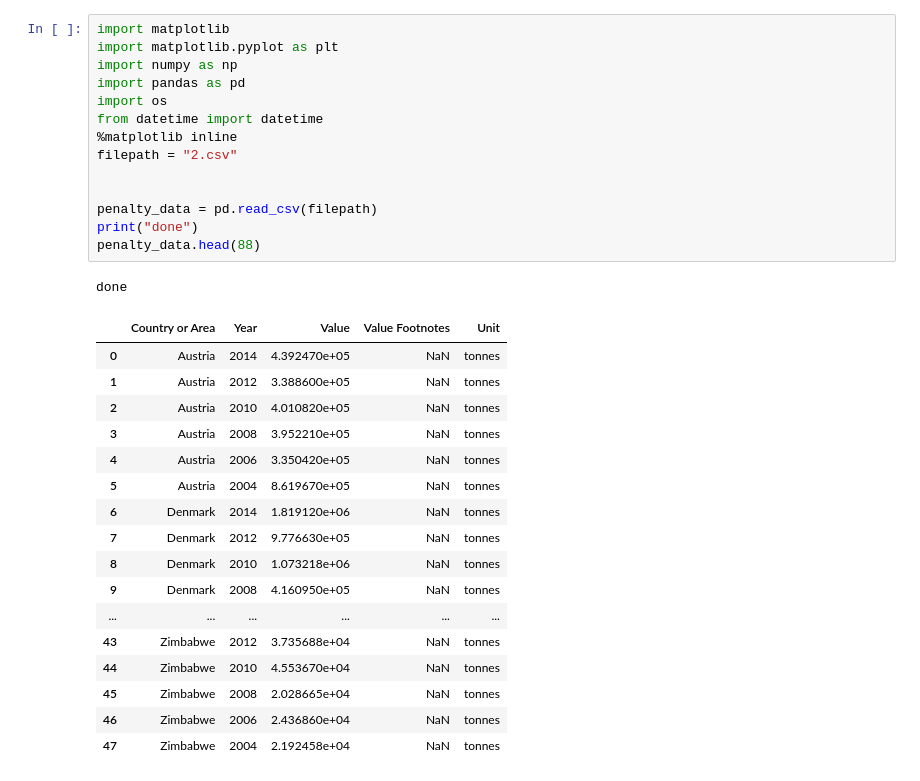
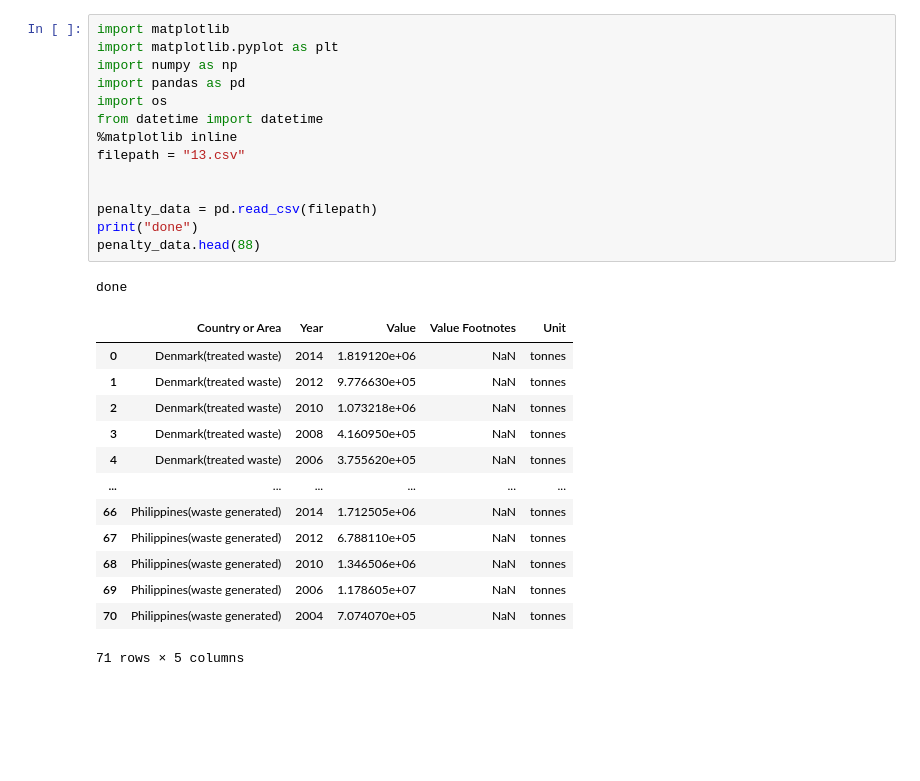
Before and after one commit to ZHONGHOIHUNG/data2, a Jupyter notebook: data_introduction/assessment presentation.ipynb, the cells around one changed output. Saved outputs shown, nothing was run; the diff lists cells and outputs as text; blank space fills up the shorter version.

```diff
--- a/data_introduction/assessment presentation.ipynb
+++ b/data_introduction/assessment presentation.ipynb
@@ -61,36 +147,32 @@ for country, df in penalty_data.set_index("year_dt").groupby("Country or Area"):
 # %%
 import matplotlib
 import matplotlib.pyplot as plt
 import numpy as np
 import pandas as pd
 import os
 from datetime import datetime
 %matplotlib inline
-filepath = "2.csv"
+filepath = "13.csv"
 
 
 penalty_data = pd.read_csv(filepath)
 print("done")
 penalty_data.head(88)
 # %% [output]
 done
 |  | Country or Area | Year | Value | Value Footnotes | Unit |
-| 0 | Austria | 2014 | 4.392470e+05 | NaN | tonnes |
-| 1 | Austria | 2012 | 3.388600e+05 | NaN | tonnes |
-| 2 | Austria | 2010 | 4.010820e+05 | NaN | tonnes |
-| 3 | Austria | 2008 | 3.952210e+05 | NaN | tonnes |
-| 4 | Austria | 2006 | 3.350420e+05 | NaN | tonnes |
-| 5 | Austria | 2004 | 8.619670e+05 | NaN | tonnes |
-| 6 | Denmark | 2014 | 1.819120e+06 | NaN | tonnes |
-| 7 | Denmark | 2012 | 9.776630e+05 | NaN | tonnes |
-| 8 | Denmark | 2010 | 1.073218e+06 | NaN | tonnes |
-| 9 | Denmark | 2008 | 4.160950e+05 | NaN | tonnes |
+| 0 | Denmark(treated waste) | 2014 | 1.819120e+06 | NaN | tonnes |
+| 1 | Denmark(treated waste) | 2012 | 9.776630e+05 | NaN | tonnes |
+| 2 | Denmark(treated waste) | 2010 | 1.073218e+06 | NaN | tonnes |
+| 3 | Denmark(treated waste) | 2008 | 4.160950e+05 | NaN | tonnes |
+| 4 | Denmark(treated waste) | 2006 | 3.755620e+05 | NaN | tonnes |
 | ... | ... | ... | ... | ... | ... |
-| 43 | Zimbabwe | 2012 | 3.735688e+04 | NaN | tonnes |
-| 44 | Zimbabwe | 2010 | 4.553670e+04 | NaN | tonnes |
-| 45 | Zimbabwe | 2008 | 2.028665e+04 | NaN | tonnes |
-| 46 | Zimbabwe | 2006 | 2.436860e+04 | NaN | tonnes |
-| 47 | Zimbabwe | 2004 | 2.192458e+04 | NaN | tonnes |
+| 66 | Philippines(waste generated) | 2014 | 1.712505e+06 | NaN | tonnes |
+| 67 | Philippines(waste generated) | 2012 | 6.788110e+05 | NaN | tonnes |
+| 68 | Philippines(waste generated) | 2010 | 1.346506e+06 | NaN | tonnes |
+| 69 | Philippines(waste generated) | 2006 | 1.178605e+07 | NaN | tonnes |
+| 70 | Philippines(waste generated) | 2004 | 7.074070e+05 | NaN | tonnes |
+71 rows × 5 columns
 # %%
 def make_date(year):
     try:
```
Also changed, not shown: parts of 12 cells of this notebook, 7 other files.
